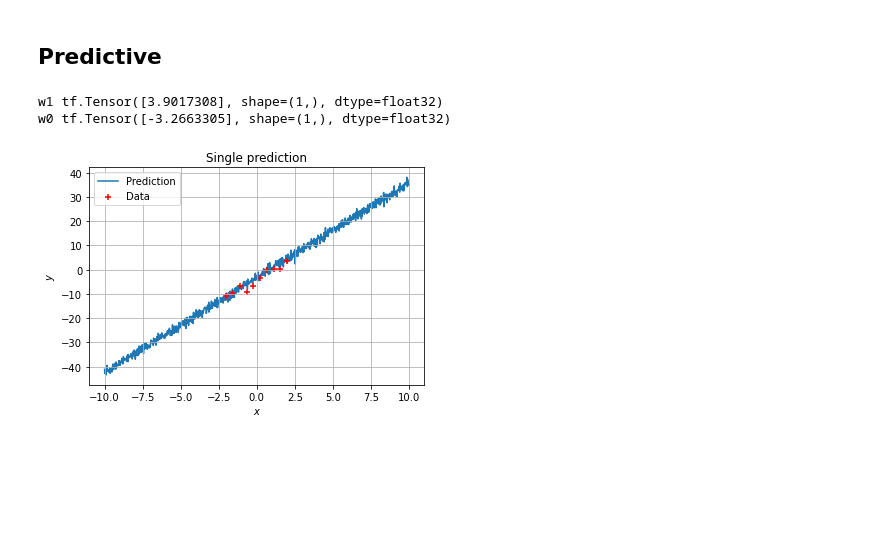
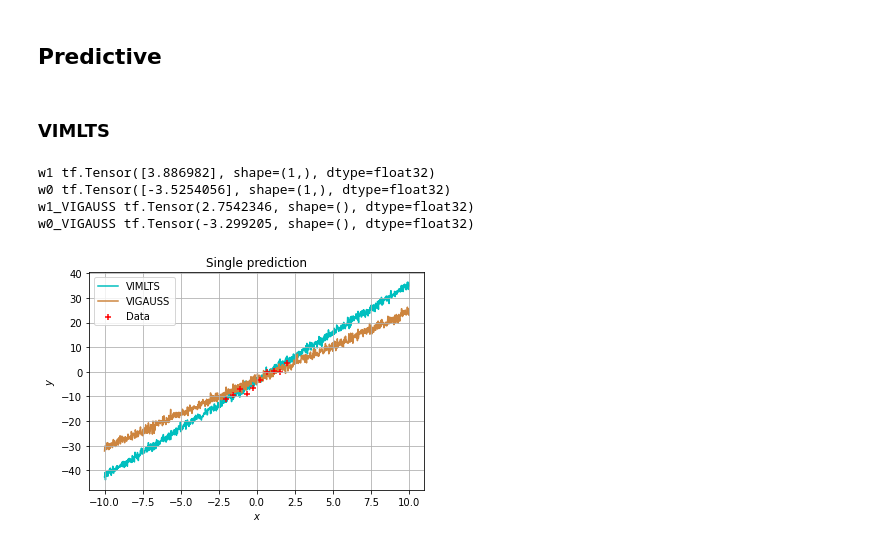
Before and after one commit to stefan1893/VIMLTS, a Jupyter notebook: ipynb/simple_regression.ipynb, the cells around one changed output. Drawn from its saved outputs; the diff is of its cells as text; code cells hidden in the pictures; blank space fills up the shorter version.

```diff
--- a/ipynb/simple_regression.ipynb
+++ b/ipynb/simple_regression.ipynb
@@ -199,0 +209,11 @@ def kl_divergence(q, p):
+# %%
+# Variational parameters init
+lambda_init_VIGAUSS=(1.,1.,1.,1.)
+lambda_tunable_VIGAUSS = tf.Variable(lambda_init_VIGAUSS)
+
+# Logging
+logger_VIGAUSS = Logger(epochs,num_weights=np.shape(lambda_init_VIGAUSS)[0])
+
+e = tfd.Normal(loc=0., scale=1.)
+ytensor = y.reshape([len(y),1])
+log = tf.math.log
@@ -334,8 +403,16 @@ for i in tqdm.tqdm(range(epochs)):
 # %%
 length_history=np.shape(q_w0_dist_history)[0]
+ww=np.linspace(-8,8,1000)
 
-plt.plot(q_w1_dist_history[length_history-1][1],q_w1_dist_history[length_history-1][0],'c',label="VIMLTS")
-sns.kdeplot(fit.extract()['w1'],color='g',zorder=2, shade=True, label="MCMC")
+mu_w1 = lambda_tunable_VIGAUSS[0]
+sig_w1 = tf.math.softplus(lambda_tunable_VIGAUSS[1])
+mu_w0= lambda_tunable_VIGAUSS[2]
+sig_w0= tf.math.softplus(lambda_tunable_VIGAUSS[3])
+
+
+plt.plot(q_w1_dist_history[length_history-1][1],q_w1_dist_history[length_history-1][0],'c',label=r"VIMLTS",color='c')
+plt.plot(ww,tfd.Normal(loc=mu_w1,scale=sig_w1).prob(ww),label=r"VIGAUSS",color='peru')
+sns.kdeplot(fit.extract()['w1'],color='g',zorder=2, shade=True, label=r"MCMC")
 plt.legend()
 plt.grid()
 plt.ylabel(r"Density")
@@ -344,8 +421,9 @@ plt.title(r'$w1$');
 
 plt.figure()
 
-plt.plot(q_w0_dist_history[length_history-1][1],q_w0_dist_history[length_history-1][0],'c',label="VIMLTS")
-sns.kdeplot(fit.extract()['w0'],color='g',zorder=2, shade=True, label="MCMC")
+plt.plot(q_w0_dist_history[length_history-1][1],q_w0_dist_history[length_history-1][0],'c',label=r"VIMLTS")
+plt.plot(ww,tfd.Normal(loc=mu_w0,scale=sig_w0).prob(ww),label=r"VIGAUSS",color='peru')
+sns.kdeplot(fit.extract()['w0'],color='g',zorder=2, shade=True, label=r"MCMC")
 plt.legend()
 plt.grid()
 plt.ylabel(r"Density")
@@ -457,23 +547,37 @@ interactive(children=(IntSlider(value=10, description='i', max=25), Output()), _
 interactive(children=(IntSlider(value=10, description='i', max=25), Output()), _dom_classes=('widget-interact'…
 # %% [markdown]
 ## Predictive
+# %% [markdown]
+### VIMLTS
 # %%
+xx=np.linspace(-10, 10, 1000)
+
 z_sample_w1,w1=q_dist_w1.get_sample_w()
 z_sample_w0,w0=q_dist_w0.get_sample_w()
 print("w1",w1)
 print("w0",w0)
-xx=np.linspace(-10, 10, 1000)
 y_prob = tfd.Normal(loc=xx*w1+w0, scale=sigma)
-plt.plot(xx,y_prob.sample(),zorder=0, label=r'Prediction')
+
+w1_VIGAUSS =  mu_w1 + sig_w1 * e.sample()
+w0_VIGAUSS =  mu_w0 + sig_w0 * e.sample()
+print("w1_VIGAUSS",w1_VIGAUSS)
+print("w0_VIGAUSS",w0_VIGAUSS)
+y_prob_VIGAUSS = tfd.Normal(loc=xx*w1_VIGAUSS+w0_VIGAUSS, scale=sigma)
+
+
+plt.plot(xx,y_prob.sample(),zorder=0, label=r'VIMLTS',color='c')
+plt.plot(xx,y_prob_VIGAUSS.sample(),zorder=0,label=r'VIGAUSS',color='peru')
 plt.scatter(x, y, marker='+',c='r',zorder=1, label=r'Data')
 plt.grid()
 plt.legend()
 plt.ylabel(r"$y$")
 plt.xlabel(r"$x$")
 plt.title(r'Single prediction');
 # %% [output]
-w1 tf.Tensor([3.9017308], shape=(1,), dtype=float32)
-w0 tf.Tensor([-3.2663305], shape=(1,), dtype=float32)
+w1 tf.Tensor([3.886982], shape=(1,), dtype=float32)
+w0 tf.Tensor([-3.5254056], shape=(1,), dtype=float32)
+w1_VIGAUSS tf.Tensor(2.7542346, shape=(), dtype=float32)
+w0_VIGAUSS tf.Tensor(-3.299205, shape=(), dtype=float32)
-[figure, old version]
+[figure, new version]
 # %%
 num_predictions=1000
```
Also changed, not shown: parts of 15 cells of this notebook.
